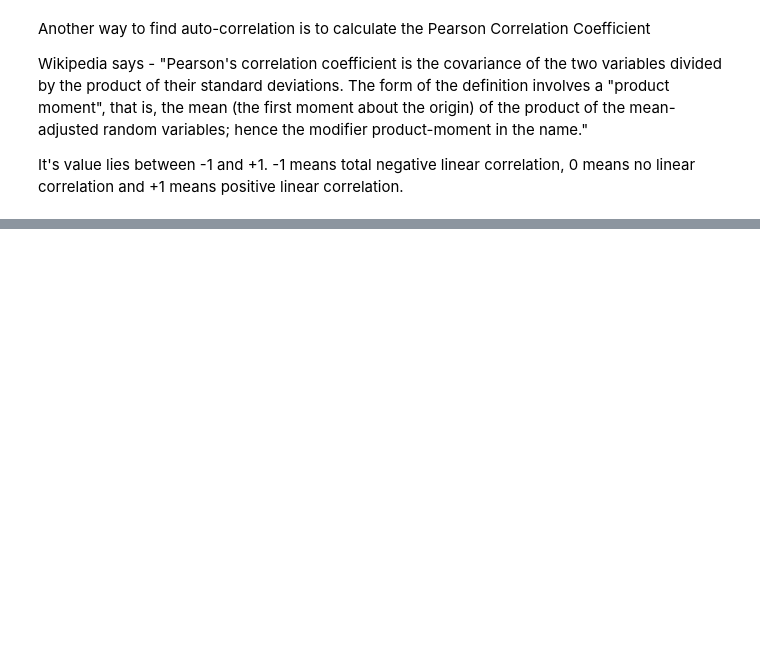
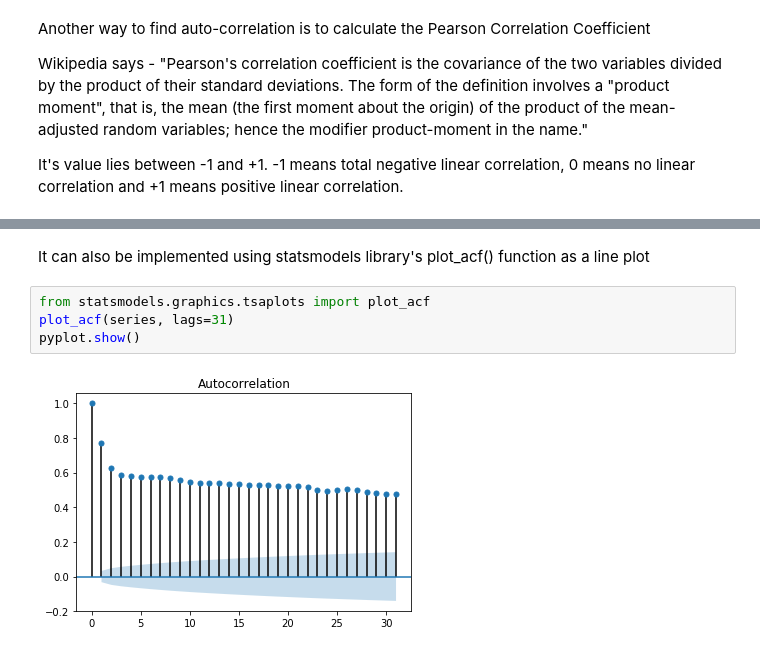
Before and after one commit to Deepshikha05/Time-Series-Analysis, a Jupyter notebook: Time-Series-Analysis-All-Topics-Covered.ipynb, the cells around one changed output, grey strips where cells are left out. Drawn from its saved outputs; the diff is of its cells as text; blank space fills up the shorter version.

```diff
--- a/Time-Series-Analysis-All-Topics-Covered.ipynb
+++ b/Time-Series-Analysis-All-Topics-Covered.ipynb
@@ -131,0 +149,8 @@ Here, the lag value = 1 and the result shows that
+# %% [markdown]
+It can also be implemented using statsmodels library's plot_acf() function as a line plot
+# %%
+from statsmodels.graphics.tsaplots import plot_acf
+plot_acf(series, lags=31)
+pyplot.show()
+# %% [output]
+[figure, added]
```
Also changed, not shown: parts of 13 cells of this notebook.
